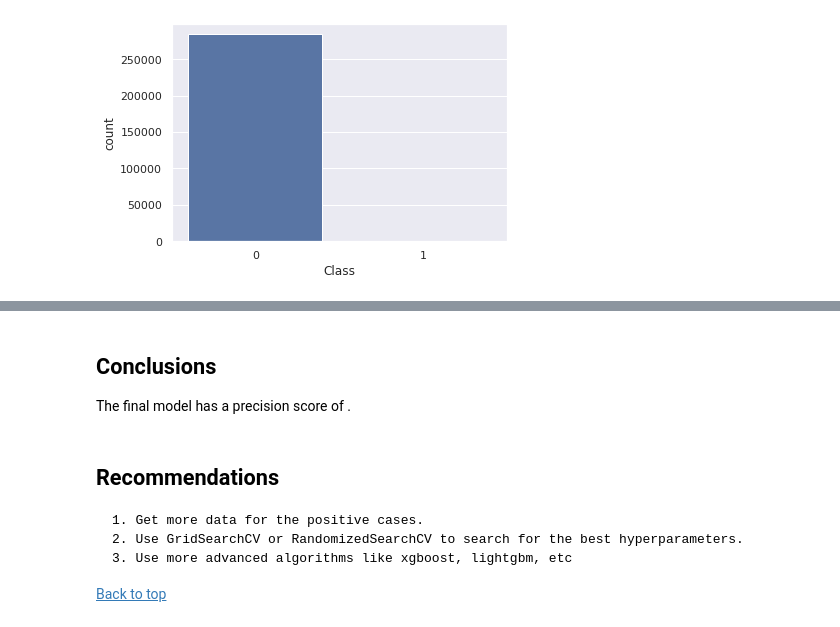
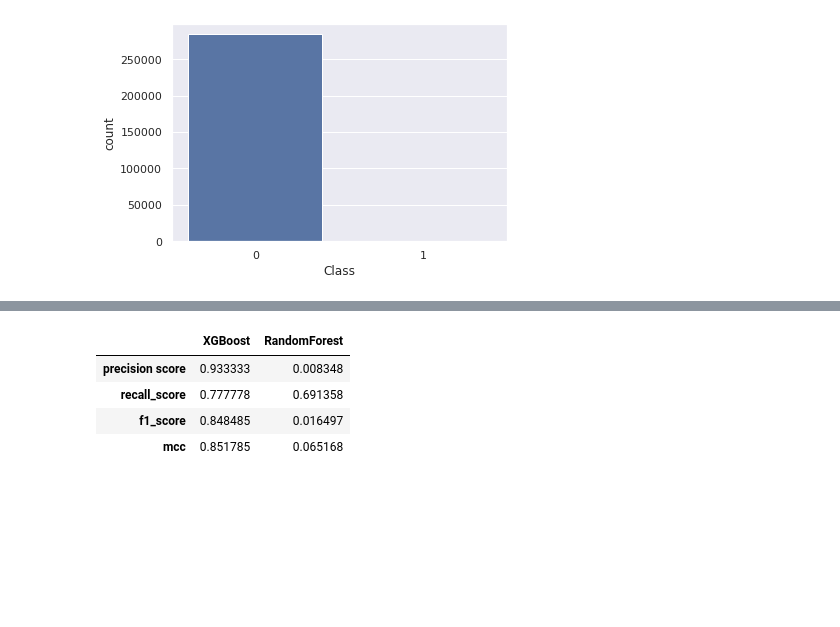
Before and after one commit to David2CN/CCFraud_Detection, a Jupyter notebook: Credit Card Fraud Detection.ipynb, the cells around one changed output, grey strips where cells are left out. Drawn from its saved outputs; the diff is of its cells as text; code cells hidden in the pictures; blank space fills up the shorter version.

```diff
--- a/Credit Card Fraud Detection.ipynb
+++ b/Credit Card Fraud Detection.ipynb
@@ -307,12 +281,9 @@ evalModels(final_model_dict, scaled_test, y_test)
-# %% [markdown]
-<a id="conclusions"></a>
-## Conclusions
-The final model has a precision score of  .
-# %% [markdown]
-<a id="recommends"></a>
-## Recommendations
-    1. Get more data for the positive cases.
-    2. Use GridSearchCV or RandomizedSearchCV to search for the best hyperparameters.
-    3. Use more advanced algorithms like xgboost, lightgbm, etc
-
-[Back to top](#contents)
+# %%
+fdict = {final_model: "XGBoost", final_model2: "RandomForest"}
+evalModels(fdict, scaled_test, y_test)
+# %% [output]
+|  | XGBoost | RandomForest |
+| precision score | 0.933333 | 0.008348 |
+| recall_score | 0.777778 | 0.691358 |
+| f1_score | 0.848485 | 0.016497 |
+| mcc | 0.851785 | 0.065168 |
```
Also changed, not shown: parts of 46 cells of this notebook, 5 other files.
